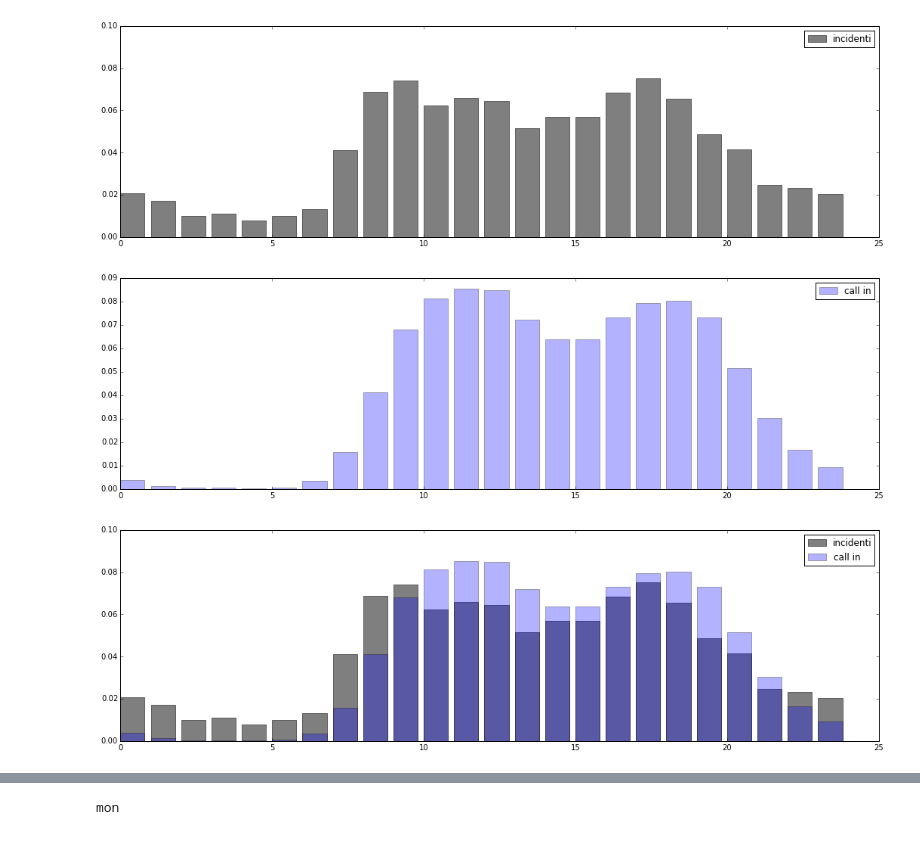
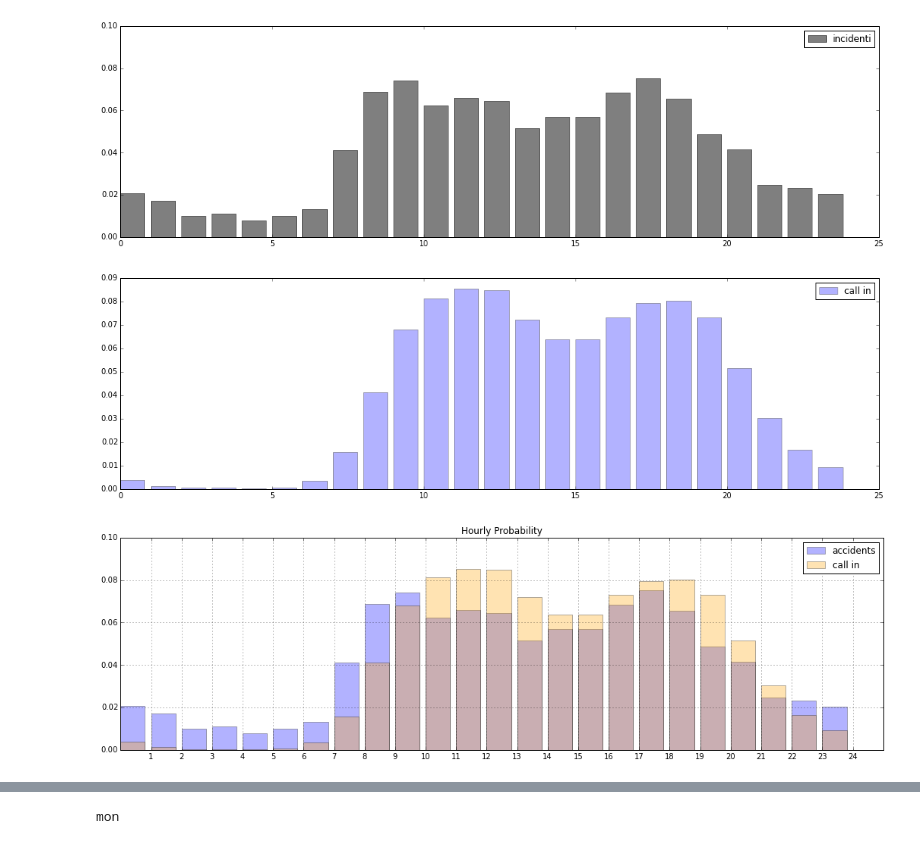
Before and after one commit to massaroantonio/telecom_bigdata, a Jupyter notebook: correlation_incindents_call_in.ipynb, the cells around one changed output, grey strips where cells are left out. Cells and saved outputs as stored; diff of their text form; code cells hidden in the pictures.

```diff
--- a/correlation_incindents_call_in.ipynb
+++ b/correlation_incindents_call_in.ipynb
@@ -42,31 +42,35 @@ total_calls_in=total_calls_in_d
 # %%
 #plt.hist(day_time_comune[:,1],normed=True,bins=list(range(25)),alpha=0.5,color='black',label='incidenti')
 H=np.histogram(day_time_comune[:,1],normed=True,bins=list(range(25)))
 plt.bar(H[1][:-1],H[0],alpha=0.5,color='black',label='incidenti')
 plt.legend(loc='upper right')
 plt.ylim([0,.1])
 plt.gcf().set_size_inches(18, 5)
 plt.show()
 
 heights=np.array([sum([total_calls_in[x] for x in total_calls_in.keys() if x.hour==i]) for i in range(24)])
 heights=heights/sum(heights)
 plt.bar(list(range(24)),heights,alpha=0.3,label='call in')
 plt.gcf().set_size_inches(18, 5)
 plt.legend(loc='upper right')
 plt.show()
 
+
 heights=np.array([sum([total_calls_in[x] for x in total_calls_in.keys() if x.hour==i]) for i in range(24)])
 heights=heights/sum(heights)
-plt.bar(H[1][:-1],H[0],alpha=0.5,color='black',label='incidenti')
-plt.bar(list(range(24)),heights,alpha=0.3,label='call in')
+plt.bar(H[1][:-1],H[0],alpha=0.3,color='blue',label='accidents')
+plt.bar(list(range(24)),heights,alpha=0.3,color='orange',label='call in')
+plt.xticks([i for i in range(1,25)])
+plt.title('Hourly Probability')
 plt.legend(loc='upper right')
+plt.grid()
 plt.gcf().set_size_inches(18, 5)
 plt.ylim([0,.1])
 plt.show()
 # %% [output]
 [figure]
 [figure]
-[figure, old version]
+[figure, new version]
 # %%
 H=np.histogram(day_time_comune[:,0],normed=True,bins=list(range(1,9)))
 plt.bar(H[1][:-1],H[0],alpha=0.3,color='black',label='incidenti')
```
Also changed, not shown: parts of 1 cell of this notebook, 23 other files.
